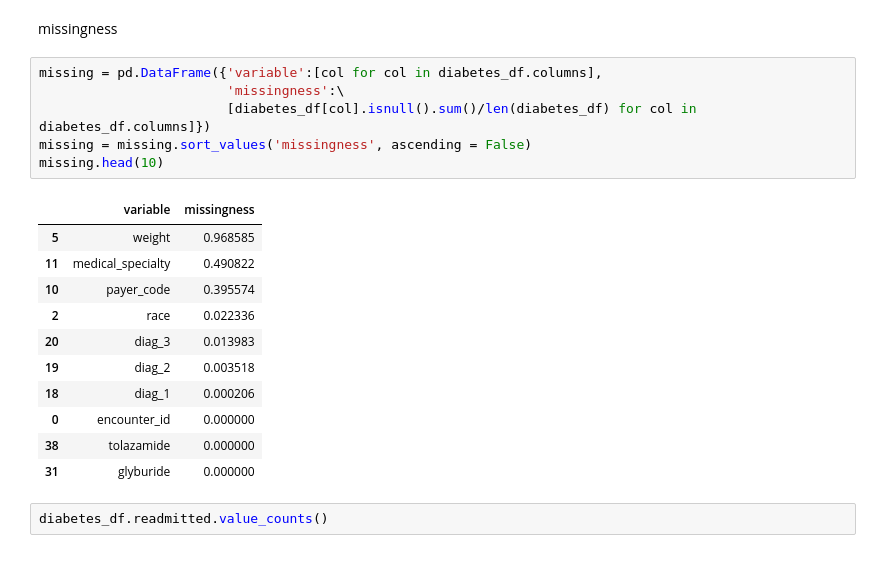
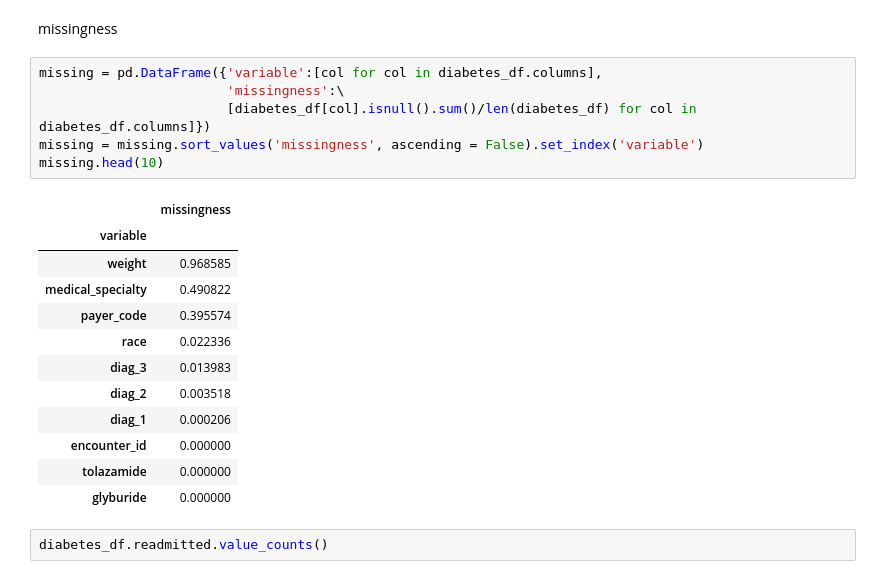
Before and after one commit to dynacao/HospitalReadmissions, a Jupyter notebook: Yi/EDA_Yi.ipynb, the cells around one changed output. Drawn from its saved outputs; the diff is of its cells as text.

```diff
--- a/Yi/EDA_Yi.ipynb
+++ b/Yi/EDA_Yi.ipynb
@@ -29,21 +20,22 @@ missingness
 # %%
 missing = pd.DataFrame({'variable':[col for col in diabetes_df.columns],
                         'missingness':\
                         [diabetes_df[col].isnull().sum()/len(diabetes_df) for col in diabetes_df.columns]})
-missing = missing.sort_values('missingness', ascending = False)
+missing = missing.sort_values('missingness', ascending = False).set_index('variable')
 missing.head(10)
 # %% [output]
-|  | variable | missingness |
-| 5 | weight | 0.968585 |
-| 11 | medical_specialty | 0.490822 |
-| 10 | payer_code | 0.395574 |
-| 2 | race | 0.022336 |
-| 20 | diag_3 | 0.013983 |
-| 19 | diag_2 | 0.003518 |
-| 18 | diag_1 | 0.000206 |
-| 0 | encounter_id | 0.000000 |
-| 38 | tolazamide | 0.000000 |
-| 31 | glyburide | 0.000000 |
+|  | missingness |
+| variable |  |
+| weight | 0.968585 |
+| medical_specialty | 0.490822 |
+| payer_code | 0.395574 |
+| race | 0.022336 |
+| diag_3 | 0.013983 |
+| diag_2 | 0.003518 |
+| diag_1 | 0.000206 |
+| encounter_id | 0.000000 |
+| tolazamide | 0.000000 |
+| glyburide | 0.000000 |
 # %%
 diabetes_df.readmitted.value_counts()
 # %% [output]
```
Also changed, not shown: parts of 103 cells of this notebook, 6 other files.
